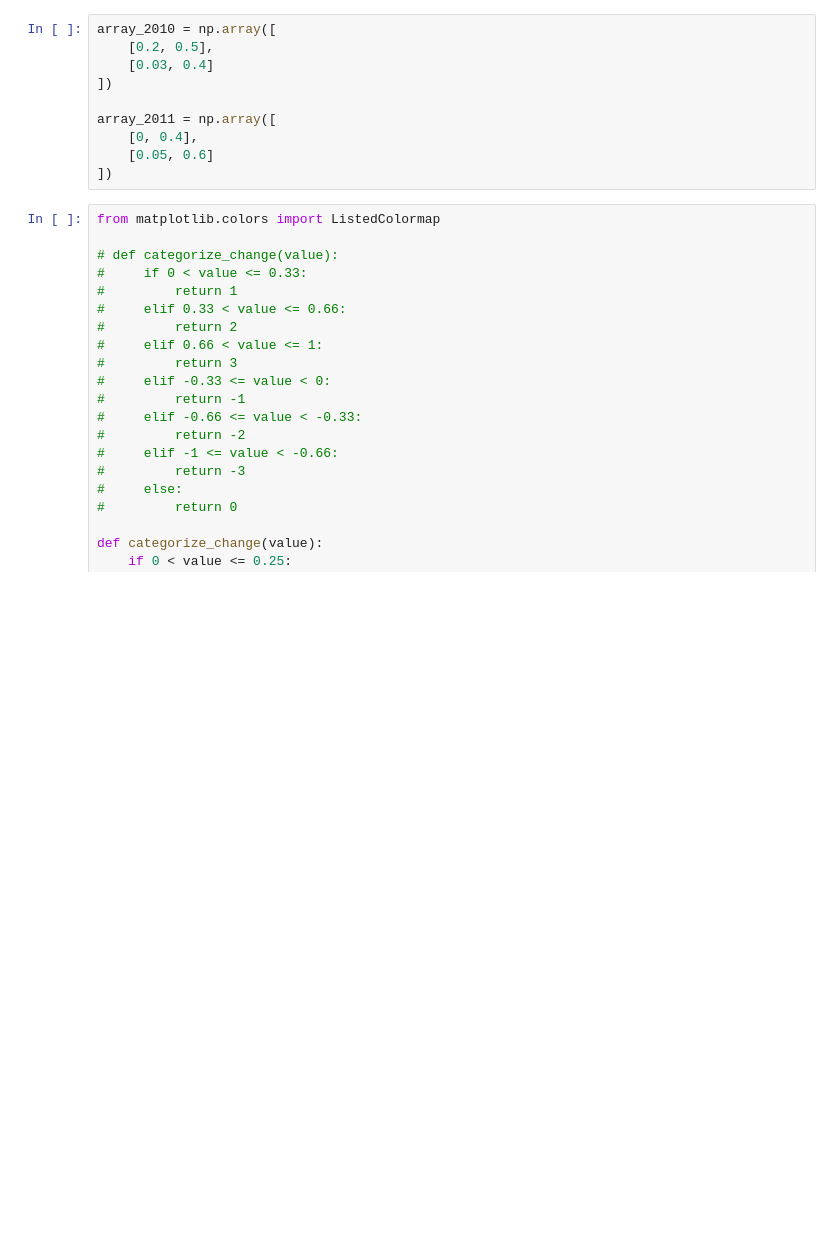
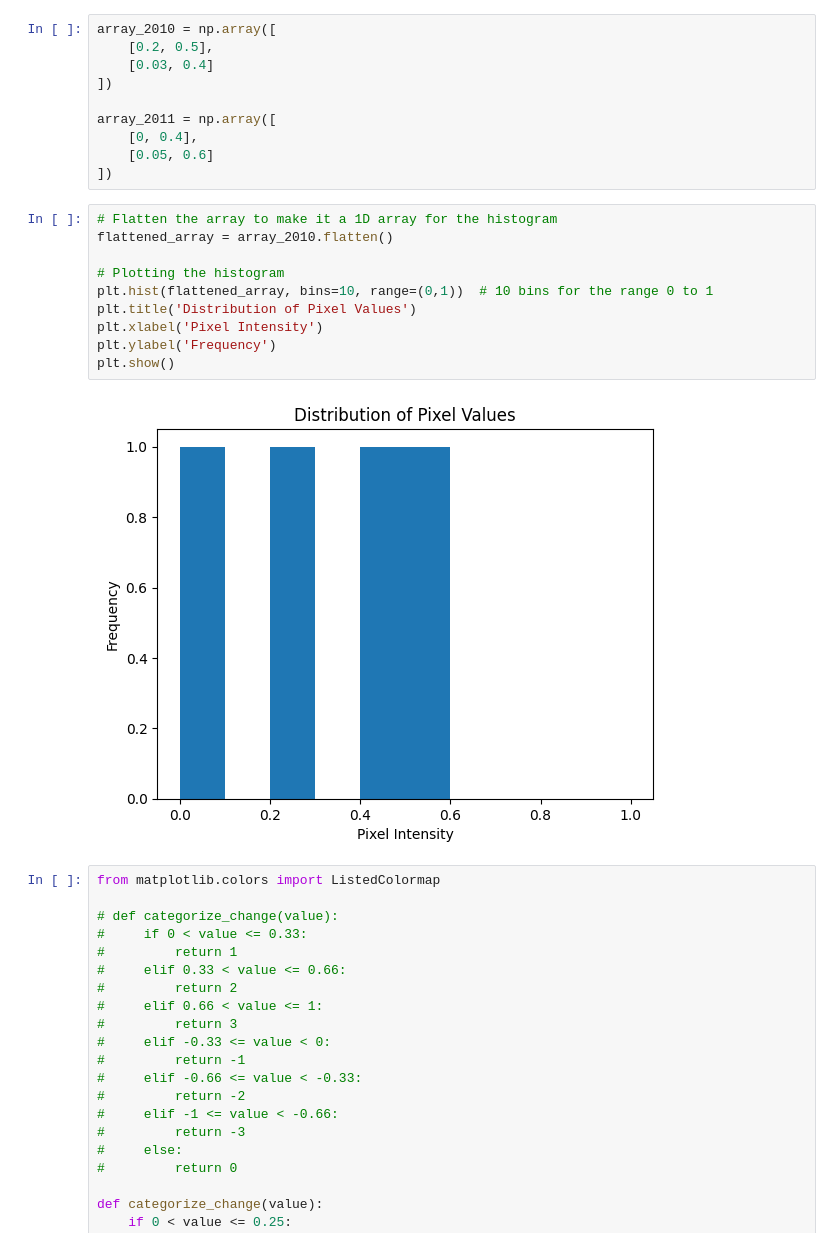
Before and after one commit to OWDM/Vegetation-Cover-In-Riyadh, a Jupyter notebook: Codes/Subtracting/between two array.ipynb, the cells around one changed output. Saved outputs shown, nothing was run; the diff lists cells and outputs as text; blank space fills up the shorter version.

```diff
--- a/Codes/Subtracting/between two array.ipynb
+++ b/Codes/Subtracting/between two array.ipynb
@@ -13,6 +13,18 @@ array_2011 = np.array([
     [0, 0.4],
     [0.05, 0.6]
 ])
+# %%
+# Flatten the array to make it a 1D array for the histogram
+flattened_array = array_2010.flatten()
+
+# Plotting the histogram
+plt.hist(flattened_array, bins=10, range=(0,1))  # 10 bins for the range 0 to 1
+plt.title('Distribution of Pixel Values')
+plt.xlabel('Pixel Intensity')
+plt.ylabel('Frequency')
+plt.show()
+# %% [output]
+[figure, added]
 # %%
 from matplotlib.colors import ListedColormap
 
```
Also changed, not shown: 6 other files.
